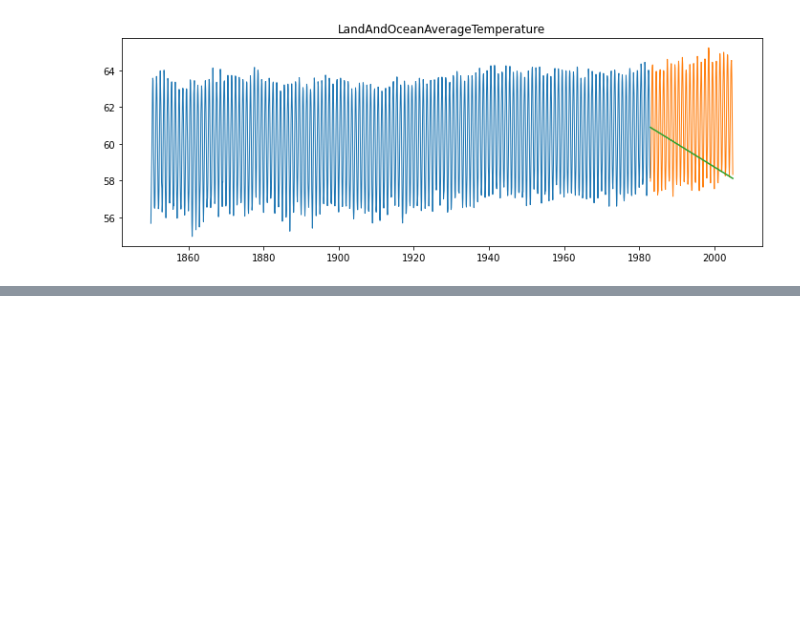
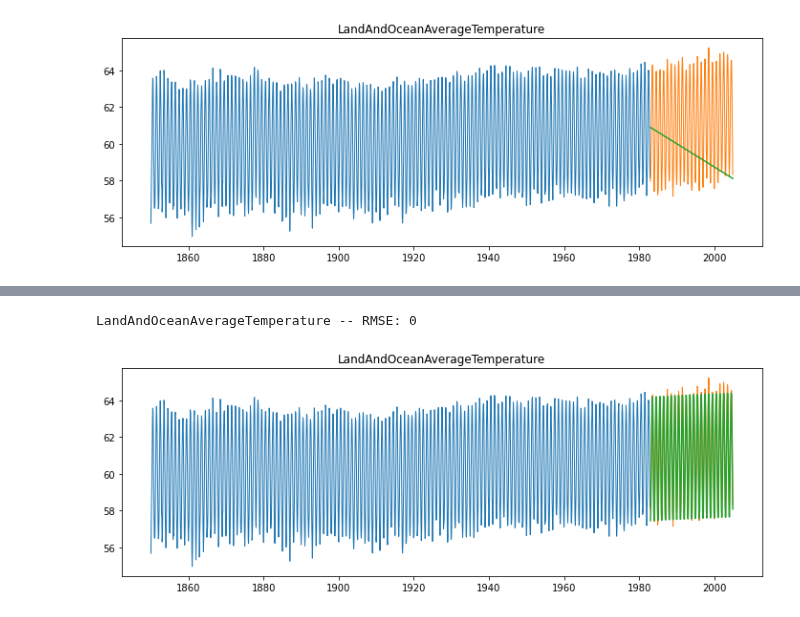
Before and after one commit to Johndsalas/earths_temperature_time_series, a Jupyter notebook: main_notebook.ipynb, the cells around one changed output, grey strips where cells are left out. Saved outputs shown, nothing was run; the diff lists cells and outputs as text; code cells hidden in the pictures; blank space fills up the shorter version.

```diff
--- a/main_notebook.ipynb
+++ b/main_notebook.ipynb
@@ -554,0 +578,5 @@ LandAndOceanAverageTemperature -- RMSE: 3
+# %%
+plot_and_eval_ocean('LandAndOceanAverageTemperature')
+# %% [output]
+LandAndOceanAverageTemperature -- RMSE: 0
+[figure, added]
```
Also changed, not shown: parts of 5 cells of this notebook, 1 other file.
